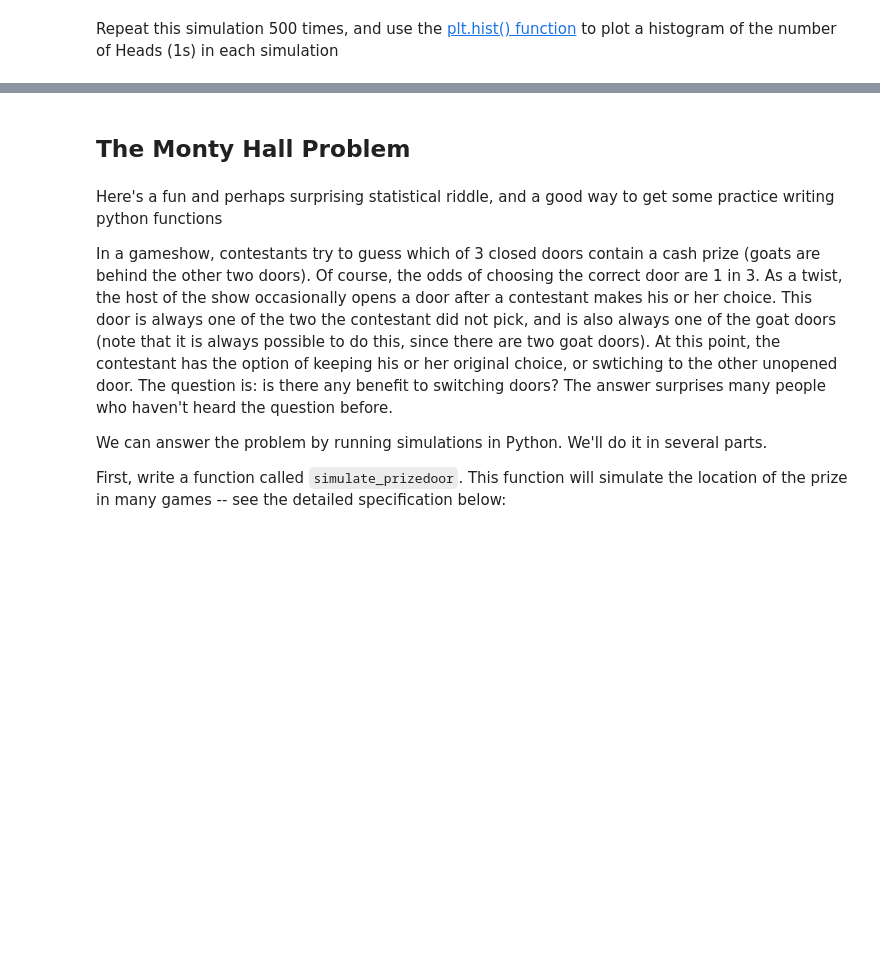
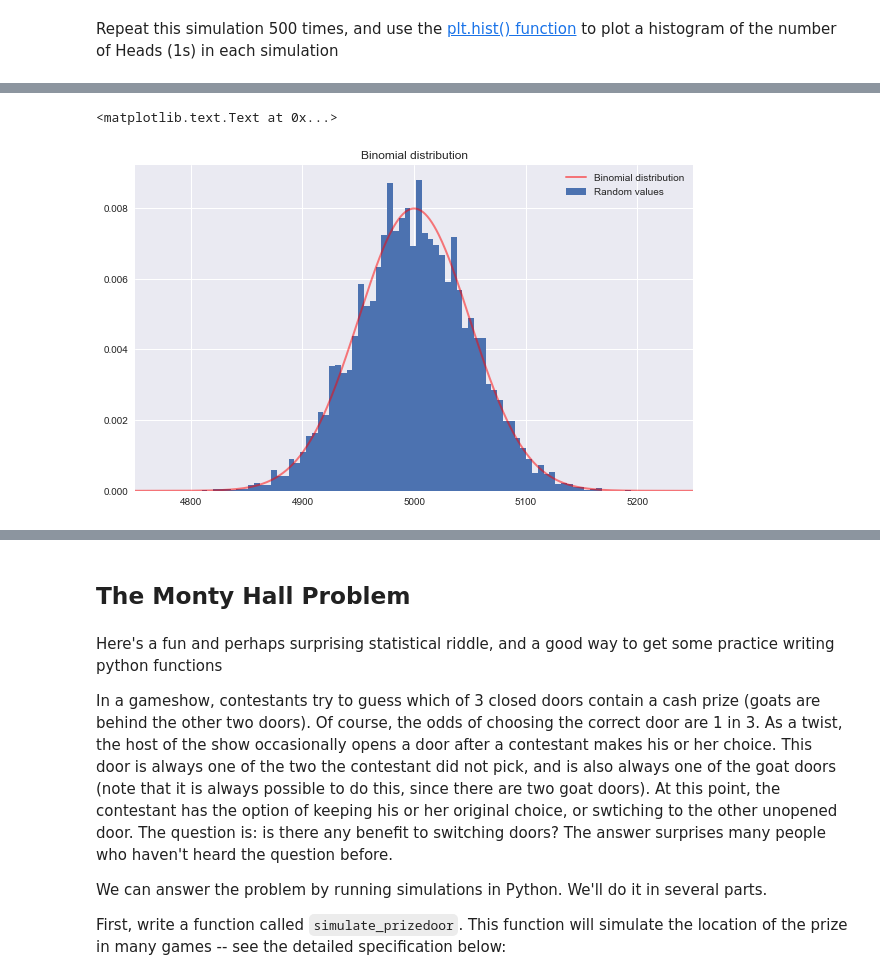
Before and after one commit to lav271/2015lab1, a Jupyter notebook: hw0.ipynb, the cells around one changed output, grey strips where cells are left out. Saved outputs shown, nothing was run; the diff lists cells and outputs as text; code cells hidden in the pictures; blank space fills up the shorter version.

```diff
--- a/hw0.ipynb
+++ b/hw0.ipynb
@@ -614,3 +627,20 @@ histogram = plt.hist(heads, bins=10)
+# %%
+heads2=[0]
+for j in range(1,10000):
+    heads2.append(0)
+    for i in range(1,10000):
+        if np.random.random() > 0.5:
+            heads2[j] += 1.0
+# %%
+plt.figure(figsize=(10,6))
+plt.hist(heads2, bins=1000,normed=True,label='Random values')
+plt.plot(range(1,10000),binom.pmf(range(1,10000),10000,.5),label='Binomial distribution',linewidth=2, color='r',alpha=0.5);
+plt.xlim(4750,5250)
+plt.legend(loc='upper right')
+plt.title('Binomial distribution')
+# %% [output]
+<matplotlib.text.Text at 0x...>
+[figure, added]
 # %%
 heads.shape
 # %% [output]
```
Also changed, not shown: parts of 9 cells of this notebook.
